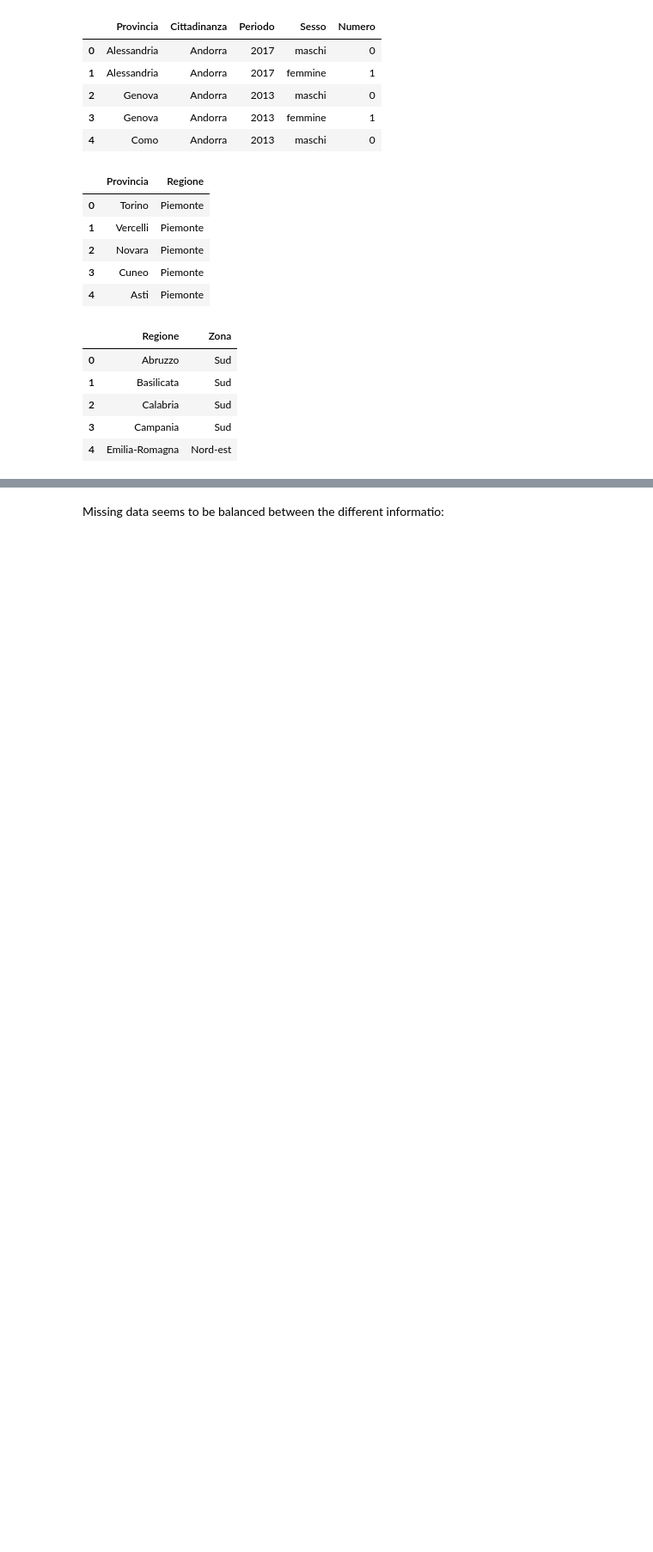
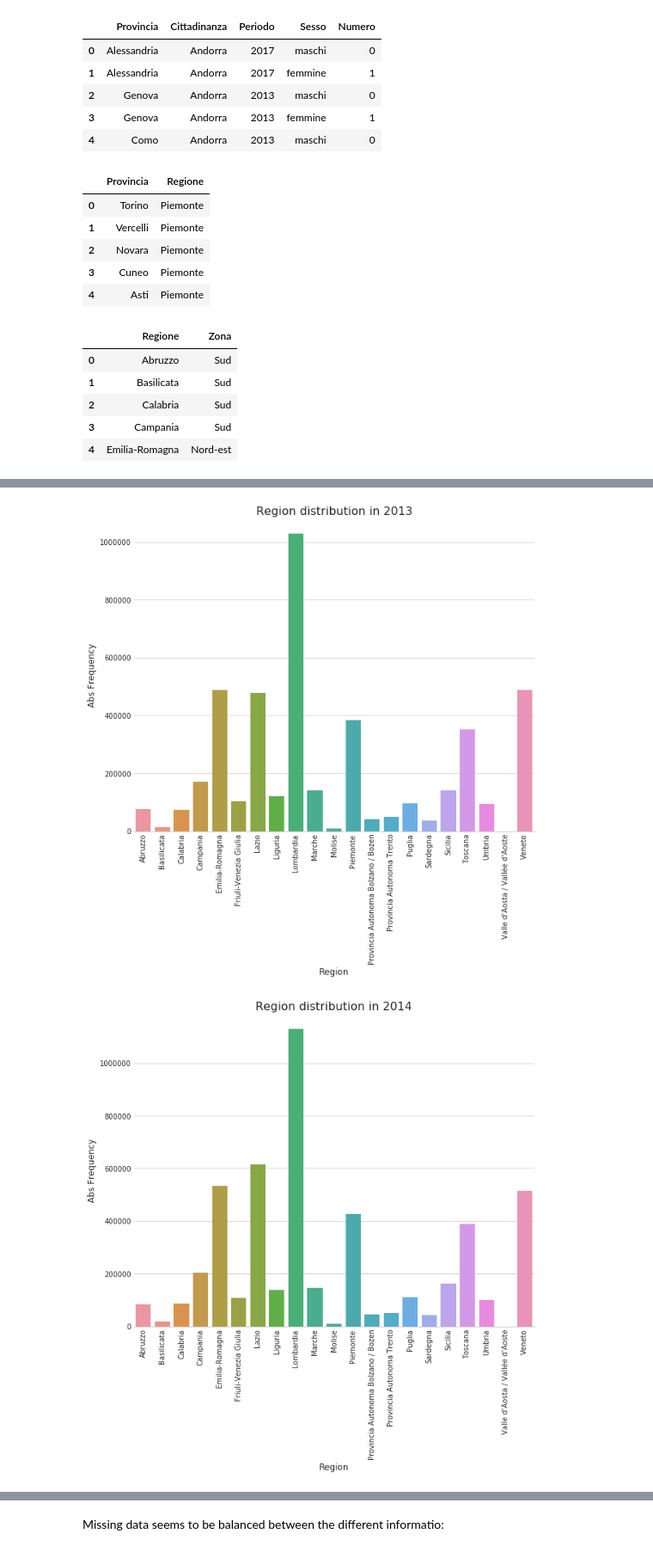
Before and after one commit to SaraR-1/Immigration, a Jupyter notebook: Statistics.ipynb, the cells around one changed output, grey strips where cells are left out. Shown: that part at 86% size. Cells and saved outputs as stored; diff of their text form; code cells hidden in the pictures; blank space fills up the shorter version.

Commit message:
final data structure

```diff
--- a/Statistics.ipynb
+++ b/Statistics.ipynb
@@ -77,0 +101,17 @@ for r in list(set(regione_zona["Regione"])):
+# %%
+# Plot it!
+temp = pd.DataFrame.from_dict(regioni)
+for y in years:
+    plt.figure()
+    sns.barplot(y = temp.loc[y].values, x = temp.columns)
+
+    plt.xticks(rotation=90)
+    sns.despine(left=True)
+    plt.xlabel("Region", fontsize=12)
+    plt.ylabel("Abs Frequency", fontsize=12)
+    plt.legend(prop={'size':16})
+    plt.title("Region distribution in %d" %y, fontsize = 16)
+plt.show()
+# %% [output]
+[figure, added]
+[figure, added]
```
Also changed, not shown: parts of 13 cells of this notebook, 29 other files.
